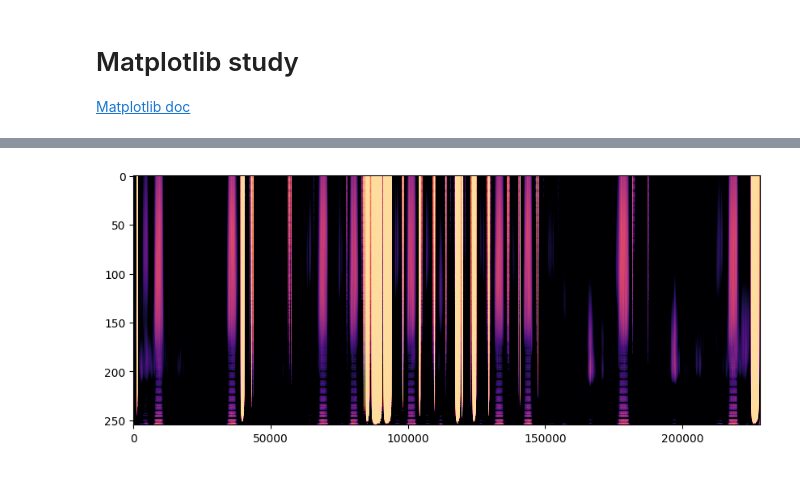
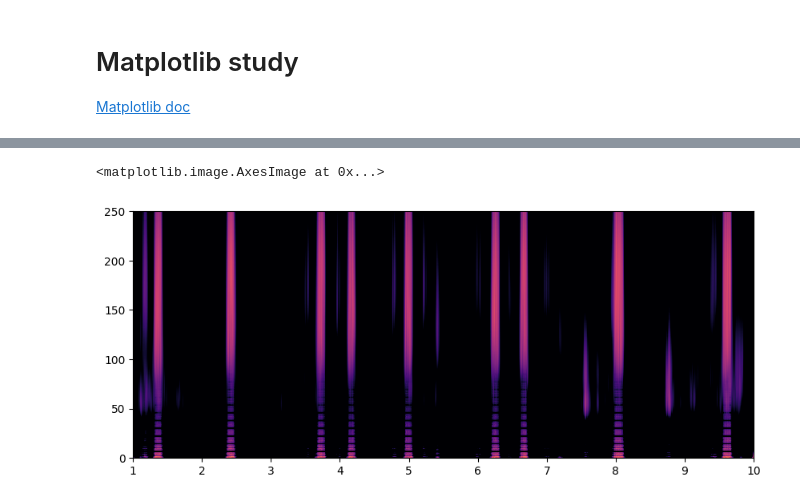
Before and after one commit to ryanz22/PestDataprocess, a Jupyter notebook: notebooks/matplotlib-trial.ipynb, the cells around one changed output, grey strips where cells are left out. Drawn from its saved outputs; the diff is of its cells as text; code cells hidden in the pictures.

```diff
--- a/notebooks/matplotlib-trial.ipynb
+++ b/notebooks/matplotlib-trial.ipynb
@@ -35,7 +32,8 @@ S_db = librosa.power_to_db(S, ref=np.max)
 
 d2, sr2 = librosa.load(fn)
 d2 = minmax_scale(d2 - d2.mean(), feature_range=(-1,1))
-cs1, f1 = cwt3(d2, nv=12, sr=sr2, low_freq=40)
+cs1, f1 = cwt2(d2, nv=12, sr=sr2, low_freq=40)
+#cs1, f1 = cwt3(d2, nv=12, sr=sr2, low_freq=40)
 print(f'shape of cs1: {cs1.shape}')
 print(f'cs1:\n{cs1[10][52000:52020]}')
 print(f'shape of f1: {f1.shape}')
@@ -75,6 +77,7 @@ plt.show()
 # %%
 plt.figure(figsize = (10,4))
-plt.imshow(20*np.log10(np.abs(cs1)), cmap='magma', aspect='auto', norm=None, vmax=0, vmin=-60)
-plt.show()
+plt.imshow(20*np.log10(np.abs(cs1)), cmap='magma', aspect='auto', norm=None, vmax=0, vmin=-60, extent=[1.0, 10.0, 0, 250])
+#plt.xticks(np.linspace(0.0, 10.0, len(cs1[0])))
 # %% [output]
+<matplotlib.image.AxesImage at 0x...>
-[figure, old version]
+[figure, new version]
```
Also changed, not shown: parts of 3 cells of this notebook, 14 other files.
